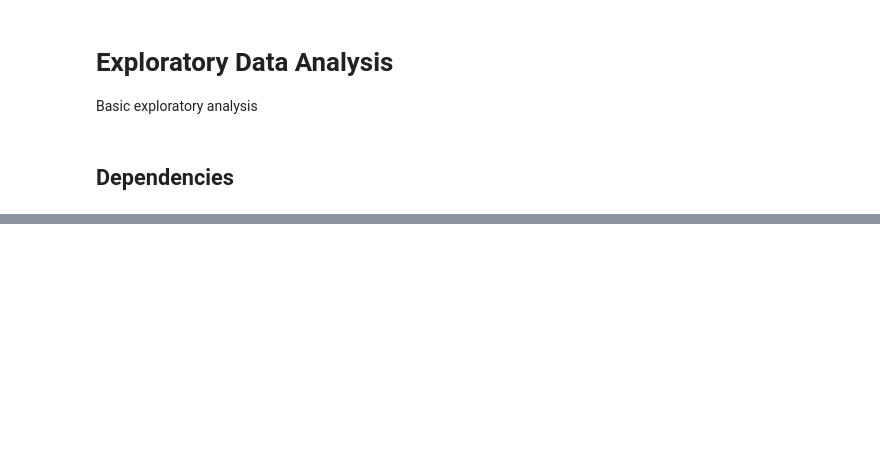
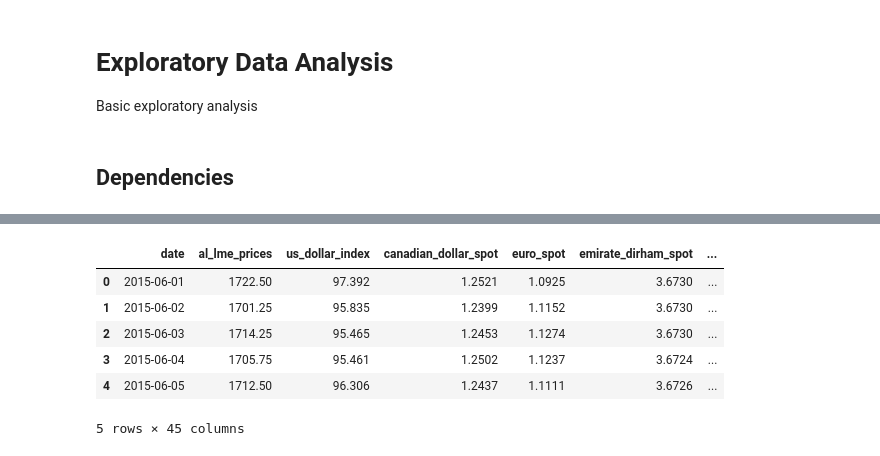
Before and after one commit to panstenos/Commodity-Optionality-Pricing-UCL-Dissertation, a Jupyter notebook: Data/EDA.ipynb, the cells around one changed output, grey strips where cells are left out. Saved outputs shown, nothing was run; the diff lists cells and outputs as text; code cells hidden in the pictures; blank space fills up the shorter version.

```diff
--- a/Data/EDA.ipynb
+++ b/Data/EDA.ipynb
@@ -14,0 +215,22 @@ ModuleNotFoundError: No module named 'pandas'
+# %%
+# change column names for convenience
+col_map = dict()
+for col in df.columns:
+    if len(col.split(', ')) == 1: continue
+    col_split = col.split("', '")
+    feature_name, col_name = col_split[0][2:], col_split[1][:-2]
+    df.rename(columns={col: col_name}, inplace=True)
+    col_map[col_name] = feature_name
+
+# convert date column to timeseries
+df['date'] = pd.to_datetime(df['date'], errors='coerce')
+
+df.head()
+# %% [output]
+|  | date | al_lme_prices | us_dollar_index | canadian_dollar_spot | euro_spot | emirate_dirham_spot | ... |
+| 0 | 2015-06-01 | 1722.50 | 97.392 | 1.2521 | 1.0925 | 3.6730 | ... |
+| 1 | 2015-06-02 | 1701.25 | 95.835 | 1.2399 | 1.1152 | 3.6730 | ... |
+| 2 | 2015-06-03 | 1714.25 | 95.465 | 1.2453 | 1.1274 | 3.6730 | ... |
+| 3 | 2015-06-04 | 1705.75 | 95.461 | 1.2502 | 1.1237 | 3.6724 | ... |
+| 4 | 2015-06-05 | 1712.50 | 96.306 | 1.2437 | 1.1111 | 3.6726 | ... |
+5 rows × 45 columns
```
Also changed, not shown: parts of 17 cells of this notebook, 2 other files.
